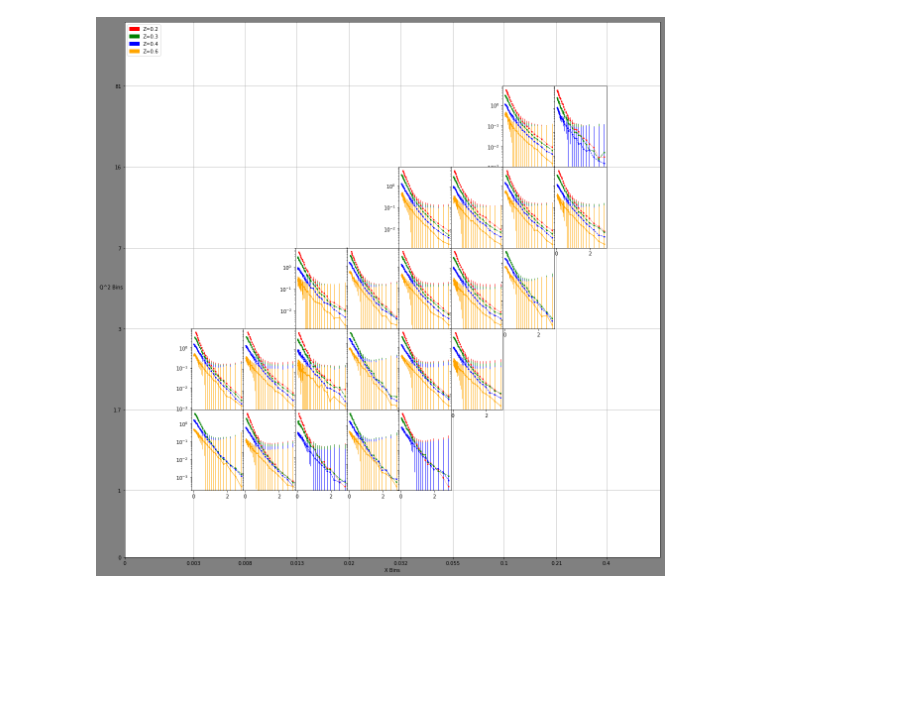
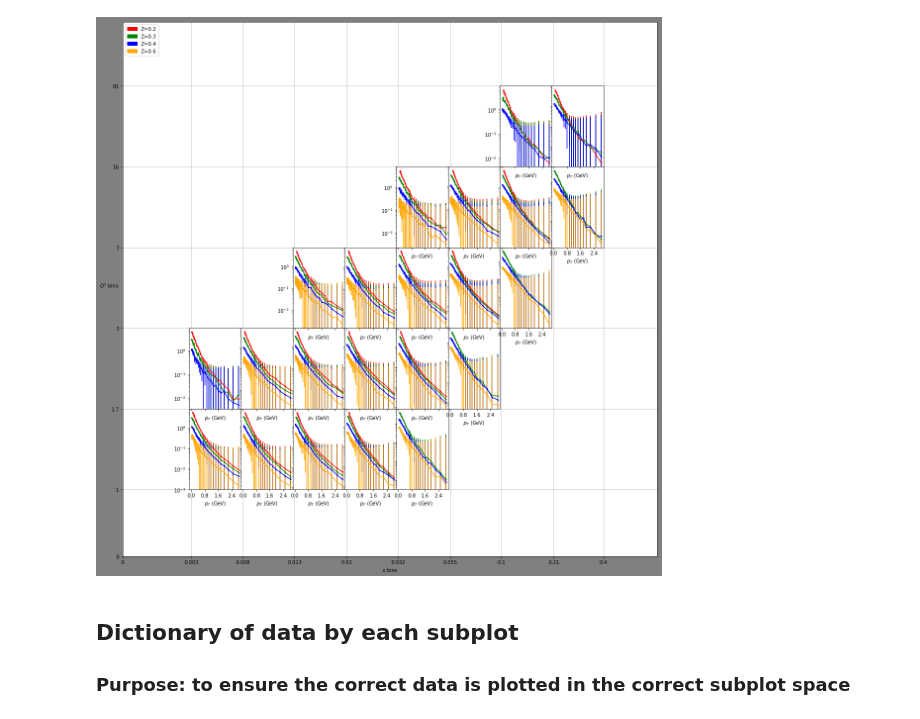
Before and after one commit to prokudin/PSU-PHYS296, a Jupyter notebook: Python/notebooks/COMPSSplot.ipynb, the cells around one changed output. Saved outputs shown, nothing was run; the diff lists cells and outputs as text; code cells hidden in the pictures; blank space fills up the shorter version.

Commit message:
Corrected and commented

```diff
--- a/Python/notebooks/COMPSSplot.ipynb
+++ b/Python/notebooks/COMPSSplot.ipynb
@@ -90,14 +144,11 @@ Zline=[':','-.','--','-']
 # %%
-## testing
+# for testing
 for group,grid in zip(range(len(groups)),gridmap):#zip merges >= 2 list into one interable set
     print groups[group][0]
     print groups[group][1]
     print grid
-    for i in z:
-        print i
-#for group in range(len(groups)):
-#    print groups[group][0]
-#    print groups[group][1]
+    for z in zGroup:
+        print z
 # %% [output]
 a
 A
@@ -119,43 +173,45 @@ B
 # %%
-## Ploting
-fig=plt.figure(figsize=(15, 15),facecolor="gray") # figsize=wxh in inches
+# initialize the figure
+fig=plt.figure(figsize=(15,15),facecolor="gray") # figsize; wxh in inches
+globalGrid=gridspec.GridSpec(1, 1, wspace=0.0, hspace=0.0) # plot for subplot matrix as 1x1 matrix
+# 5x8 subplot grid in a 1x1 plot
+innerGrid=gridspec.GridSpecFromSubplotSpec(5, 8, subplot_spec=globalGrid[0], wspace=0.0, hspace=0.0)
 
-globalGrid=gridspec.GridSpec(1, 1, wspace=0.0, hspace=0.0) #the axis to put subplot grid in
-innerGrid=gridspec.GridSpecFromSubplotSpec(5, 8, subplot_spec=globalGrid[0], wspace=0.0, hspace=0.0) #subplot grid
-
-# Set custom ticks
-ax=fig.add_axes([0,0,1,1])
-ax.yaxis.set_ticks([ 0.,0.1245,0.2755,0.427,0.57752,0.729,0.8805])
-ax.xaxis.set_ticks([0,0.1285,0.2255,0.322,0.419,0.516,0.613,0.709,0.71+0.097,0.9])
+# figure properties:
+ax=fig.add_axes([0,0,1,1]) # axas for subplot matrix as percent of hole
+ax.xaxis.set_ticks([0,0.1285,0.2255,0.322,0.419,0.516,0.613,0.709,0.71+0.097,0.9]) # xy-ticks marks / grid lines:
+ax.yaxis.set_ticks([ 0.,0.1245,0.2755,0.427,0.57752,0.729,0.8805]) # guess and check method: ginput() not working for 2.7 -_-
+ax.set_xticklabels([0]+xBin) # xy-tick lables
 ax.set_yticklabels([0]+Q2Bin)
-ax.set_xticklabels([0]+xBin)
-
-# Set title and axis labels
-#ax.title("COMPASS Data")
-ax.set_ylabel("Q^2 Bins",rotation="horizontal")
-ax.set_xlabel("X Bins")
+ax.set_xlabel(r"$x$ bins") # xy-lables
+ax.set_ylabel(r"$Q^2$ bins",rotation="horizontal")
+ax.grid() # grid on
 
 # Set legend
-Zpatch1 = mpatches.Patch(color=Zcolor[0], label='Z=0.2')
+Zpatch1 = mpatches.Patch(color=Zcolor[0], label='Z=0.2') # lables in legend
 Zpatch2 = mpatches.Patch(color=Zcolor[1], label='Z=0.3')
 Zpatch3 = mpatches.Patch(color=Zcolor[2], label='Z=0.4')
 Zpatch4 = mpatches.Patch(color=Zcolor[3], label='Z=0.6')
-ax.legend(handles=[Zpatch1,Zpatch2,Zpatch3,Zpatch4],loc='upper left')
-ax.grid()
+ax.legend(handles=[Zpatch1,Zpatch2,Zpatch3,Zpatch4],loc='upper left') # the legend
 
-for group,grid in zip(range(len(groups)),gridmap):
-    data_bin=data5001.query('xClas=="%s" and Q2Clas=="%s"' %(groups[group][0],groups[group][1]))
+for group,grid in zip(range(len(groups)),gridmap): # zip >= 2 list as one iterable list
+    data_bin=data5001.query('xClas=="%s" and Q2Clas=="%s"' %(groups[group][0],groups[group][1])) # subset of data for each subplot
     k=0 #counter
-    for i in z:
-        ax = fig.add_subplot(innerGrid[grid])
-        ax.set_yscale("log")
-        ax.errorbar(data_bin.pT2[data_bin.z==i],data_bin.value[data_bin.z==i],#x,y
-                    data_bin.delta[data_bin.z==i],#errorbars
-                    color=Zcolor[k],marker=Zmark[k],linestyle=Zline[k],linewidth=1,markersize=2)#line properties
-        if grid not in shairYax:
-            ax.set_yticklabels('')
-        if grid not in shairXax:
-            ax.set_xticklabels('')
+    for z in zGroup: # stratify each subplot by z
+        ax = fig.add_subplot(innerGrid[grid]) # subplot(5,8,grid in gridmap)
+        ax.xaxis.set_major_locator(plt.MaxNLocator(4)) # limit number of tics in subplot x-ax to 4
+        ax.set_yscale("log") # set y-ax log scale
+        ax.errorbar(data_bin.pT2[data_bin.z==z],data_bin.value[data_bin.z==z], # x,y
+                    data_bin.delta[data_bin.z==z],# errorbars
+                    color=Zcolor[k],marker=Zmark[k],markersize=2)# line properties
+        if grid not in shairYax: # if the subplot was not predetermed to have y-axis shown,
+            ax.set_yticklabels('') # then do not show y-tick lables
+        if grid not in shairXax: # if the subplot was not predetermed to have x-axis shown,
+            ax.set_xticklabels('') # than do not show x-tick lables
+        ax.set_xlabel(r"$p_T$ (GeV)") # x lable for subplots
         k+=1 #add one to counter
 # %% [output]
-[figure, old version]
+[figure, new version]
+# %% [markdown]
+## Dictionary of data by each subplot
+### Purpose: to ensure the correct data is plotted in the correct subplot space
```
Also changed, not shown: parts of 18 cells of this notebook.
